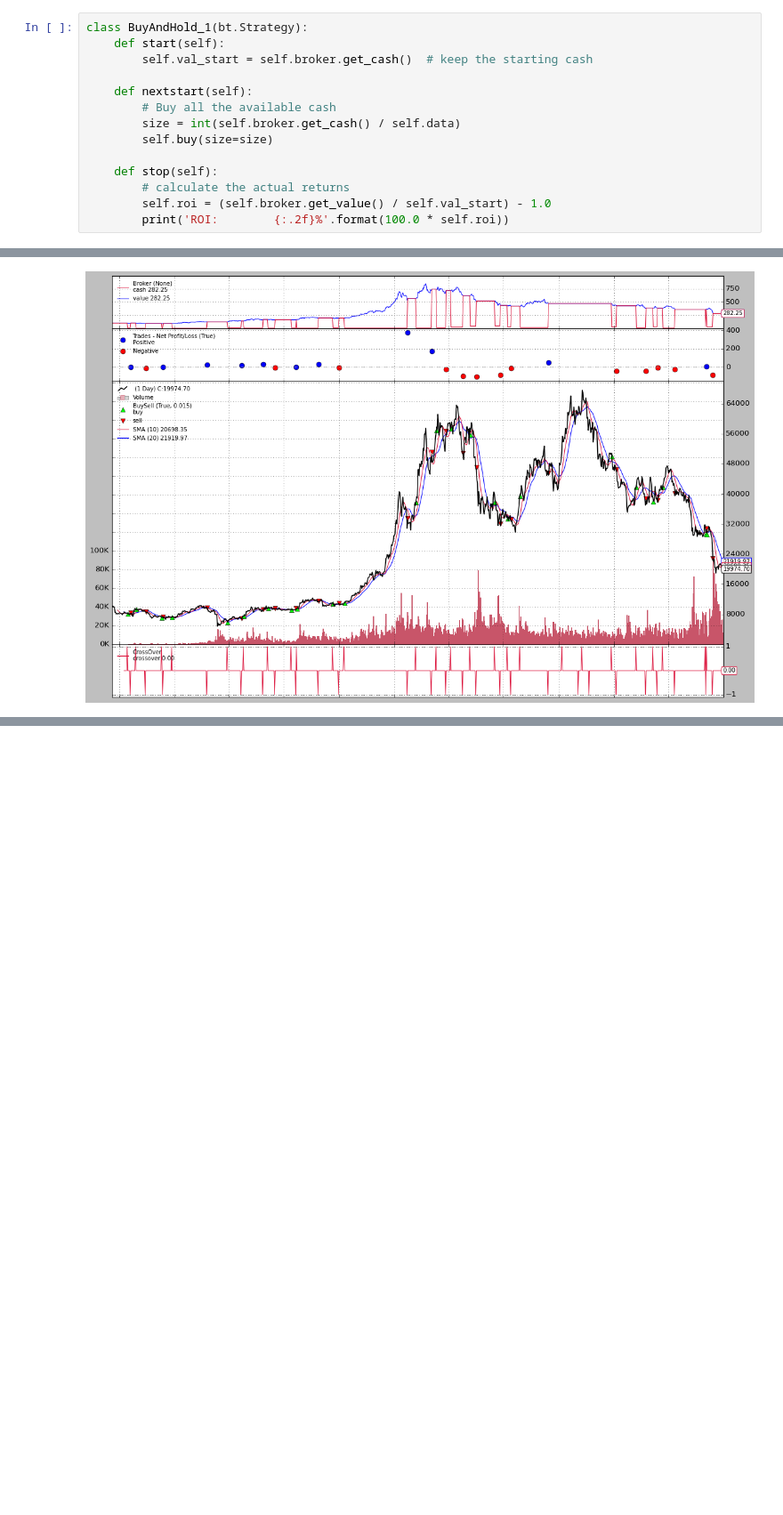
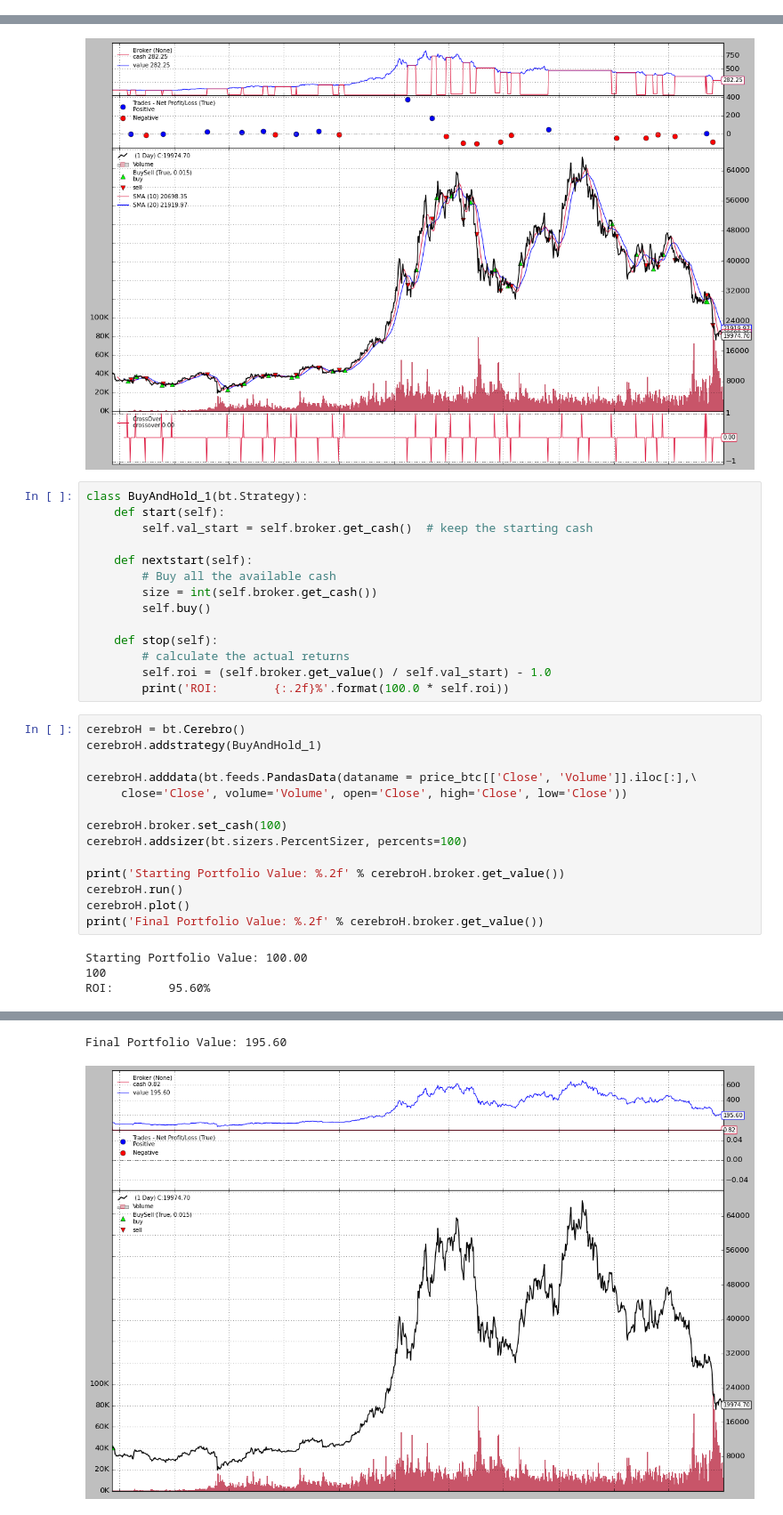
Before and after one commit to jiahau3/Algorithmic_trading, a Jupyter notebook: backtest_compare.ipynb, the cells around one changed output, grey strips where cells are left out. Shown at 89% size. Saved outputs shown, nothing was run; the diff lists cells and outputs as text; blank space fills up the shorter version.

```diff
--- a/backtest_compare.ipynb
+++ b/backtest_compare.ipynb
@@ -214,20 +243,6 @@ class smaCro(bt.Strategy):
         # calculate the actual returns
         self.roi = (self.broker.get_value() / self.val_start) - 1.0
         print('ROI:        {:.2f}%'.format(100.0 * self.roi))
-# %%
-class BuyAndHold_1(bt.Strategy):
-    def start(self):
-        self.val_start = self.broker.get_cash()  # keep the starting cash
-
-    def nextstart(self):
-        # Buy all the available cash
-        size = int(self.broker.get_cash() / self.data)
-        self.buy(size=size)
-
-    def stop(self):
-        # calculate the actual returns
-        self.roi = (self.broker.get_value() / self.val_start) - 1.0
-        print('ROI:        {:.2f}%'.format(100.0 * self.roi))
 # %%
 cerebro = bt.Cerebro()
 cerebro.addstrategy(smaCro)
@@ -264,3 +279,35 @@ ROI:        182.25%
 [interactive output not drawn]
 Final Portfolio Value: 282.25
 [figure]
+# %%
+class BuyAndHold_1(bt.Strategy):
+    def start(self):
+        self.val_start = self.broker.get_cash()  # keep the starting cash
+
+    def nextstart(self):
+        # Buy all the available cash
+        size = int(self.broker.get_cash())
+        self.buy()
+
+    def stop(self):
+        # calculate the actual returns
+        self.roi = (self.broker.get_value() / self.val_start) - 1.0
+        print('ROI:        {:.2f}%'.format(100.0 * self.roi))
+# %%
+cerebroH = bt.Cerebro()
+cerebroH.addstrategy(BuyAndHold_1)
+
+cerebroH.adddata(bt.feeds.PandasData(dataname = price_btc[['Close', 'Volume']].iloc[:],\
+     close='Close', volume='Volume', open='Close', high='Close', low='Close'))
+
+cerebroH.broker.set_cash(100)
+cerebroH.addsizer(bt.sizers.PercentSizer, percents=100)
+
+print('Starting Portfolio Value: %.2f' % cerebroH.broker.get_value())
+cerebroH.run()
+cerebroH.plot()
+print('Final Portfolio Value: %.2f' % cerebroH.broker.get_value())
+# %% [output]
+Starting Portfolio Value: 100.00
+100
+ROI:        95.60%
@@ -266,0 +316,2 @@ Final Portfolio Value: 282.25
+Final Portfolio Value: 195.60
+[figure, added]
```
Also changed, not shown: parts of 10 cells of this notebook.
